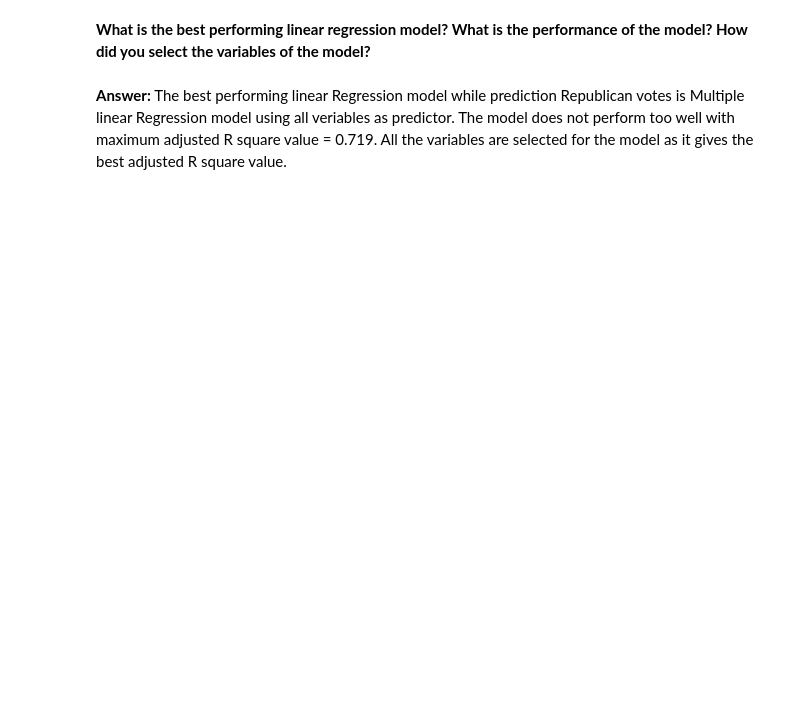
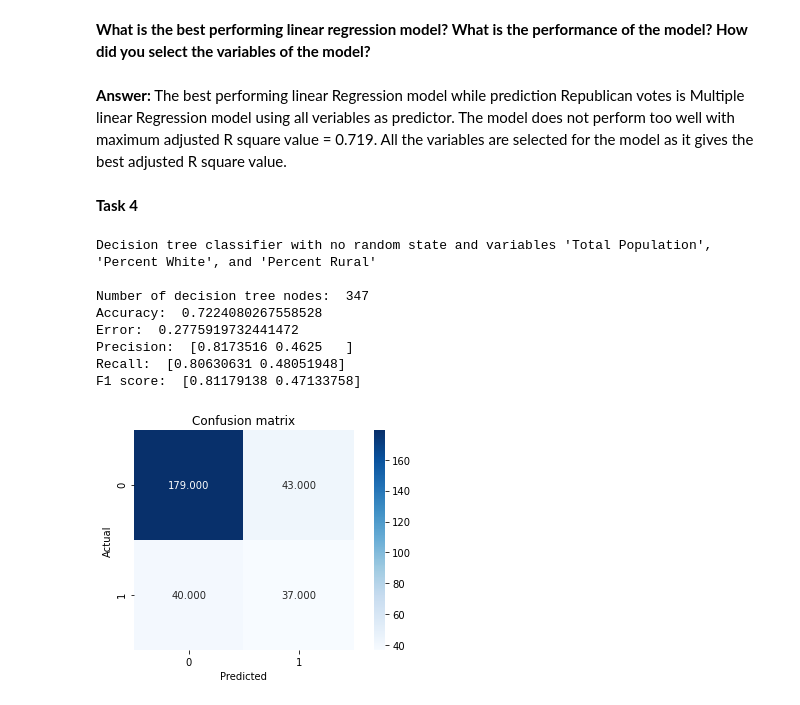
Before and after one commit to fjerrichiello/CS418GP, a Jupyter notebook: Project2/analysis.ipynb, the cells around one changed output. Drawn from its saved outputs; the diff is of its cells as text; code cells hidden in the pictures; blank space fills up the shorter version.

Commit message:
added tasks 4 and 5

```diff
--- a/Project2/analysis.ipynb
+++ b/Project2/analysis.ipynb
@@ -233,3 +239,63 @@ of the model?**
 # %% [markdown]
 **Answer:** The best performing linear Regression model while prediction Republican votes is Multiple linear Regression model using all veriables as predictor. The model does not perform too well with maximum adjusted R square value = 0.719.
 All the variables are selected for the model as it gives the best adjusted R square value.
+# %% [markdown]
+**Task 4**
+# %%
+#Using decision tree classifier to classify each county as either Democratic or Republican
+
+'''
+First run with no random state and using variables "Total Population",
+"Percent White, not Hispanic or Latino", and "Percent Rural"
+
+'''
+
+
+# we will be using the Party variable, where 0 = Republican and 1 = Democratic
+Y_party = merged_train['Party'];
+#print(Y_party.head)
+
+x_train, x_test, y_train_p, y_test_p = train_test_split(X, Y_party, train_size=.75, test_size=0.25, random_state=0)
+
+#since x_train, and x_test did not change, neither did previous variables x_train_scaled, x_test_scaled
+classifier = DecisionTreeClassifier(criterion = "entropy", random_state = 0)
+print("Decision tree classifier with no random state and variables 'Total Population', 'Percent White', and 'Percent Rural'\n")
+classifier.fit(x_train_scaled[:, [0,1, 12]], y_train_p)
+
+print("Number of decision tree nodes: ", len(classifier.tree_.__getstate__()['nodes']))
+
+#predicting Party labels for the test set using decision tree classifier
+y_predicted = classifier.predict(x_test_scaled[:, [0,1, 12]])
+conf_matrix = metrics.confusion_matrix(y_test_p, y_predicted)
+
+# print confusion matrix
+sns.heatmap(conf_matrix, annot = True, fmt = ".3f", square = True, cmap = plt.cm.Blues)
+plt.ylabel('Actual')
+plt.xlabel('Predicted')
+plt.title('Confusion matrix')
+plt.tight_layout()
+
+
+# print out Evaluation metrics for valudation set
+accuracy = metrics.accuracy_score(y_test_p, y_predicted)
+error = 1 - metrics.accuracy_score(y_test_p, y_predicted)
+precision = metrics.precision_score(y_test_p, y_predicted, average = None)
+recall = metrics.recall_score(y_test_p, y_predicted, average = None)
+F1_score = metrics.f1_score(y_test_p, y_predicted, average = None)
+
+print("Accuracy: ", accuracy)
+print("Error: ", error)
+print("Precision: ", precision)
+print("Recall: ", recall)
+print("F1 score: ", F1_score)
+print("\n")
+# %% [output]
+Decision tree classifier with no random state and variables 'Total Population', 'Percent White', and 'Percent Rural'
+
+Number of decision tree nodes:  347
+Accuracy:  0.7224080267558528
+Error:  0.2775919732441472
+Precision:  [0.8173516 0.4625   ]
+Recall:  [0.80630631 0.48051948]
+F1 score:  [0.81179138 0.47133758]
+[figure, added]
```
Also changed, not shown: parts of 20 cells of this notebook.
